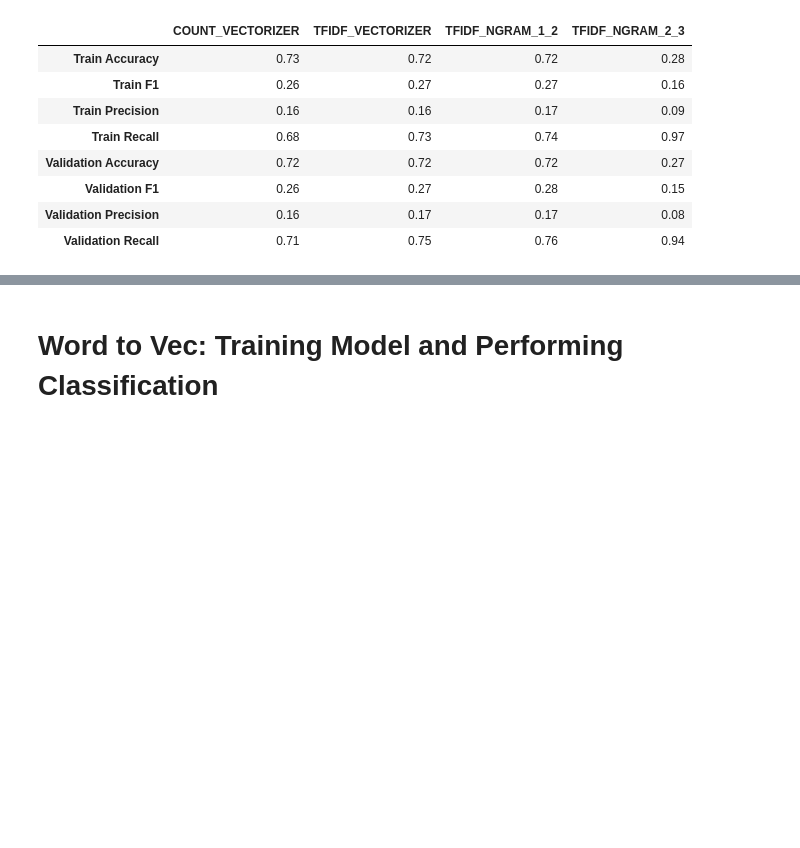
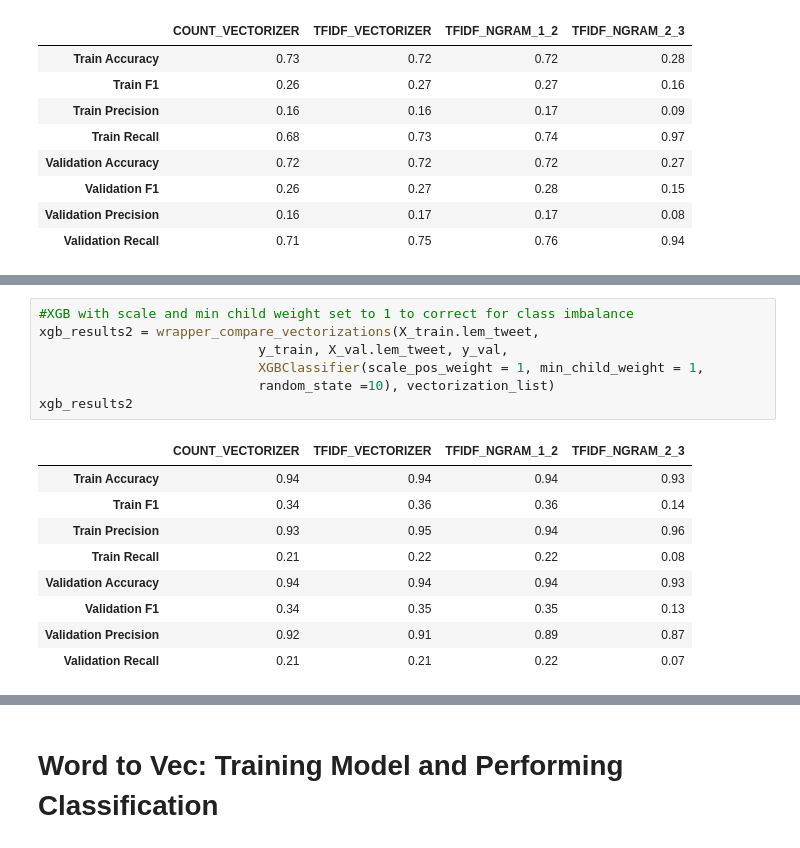
Before and after one commit to mguptaphd/Twitter-Hate-Classification-Project, a Jupyter notebook: preliminary_analyses/Preliminary_Model_Comparisons.ipynb, the cells around one changed output, grey strips where cells are left out. Cells and saved outputs as stored; diff of their text form; blank space fills up the shorter version.

```diff
--- a/preliminary_analyses/Preliminary_Model_Comparisons.ipynb
+++ b/preliminary_analyses/Preliminary_Model_Comparisons.ipynb
@@ -856,0 +870,17 @@ ab_results5
+# %%
+#XGB with scale and min child weight set to 1 to correct for class imbalance
+xgb_results2 = wrapper_compare_vectorizations(X_train.lem_tweet,
+                            y_train, X_val.lem_tweet, y_val,
+                            XGBClassifier(scale_pos_weight = 1, min_child_weight = 1,
+                            random_state =10), vectorization_list)
+xgb_results2
+# %% [output]
+|  | COUNT_VECTORIZER | TFIDF_VECTORIZER | TFIDF_NGRAM_1_2 | TFIDF_NGRAM_2_3 |
+| Train Accuracy | 0.94 | 0.94 | 0.94 | 0.93 |
+| Train F1 | 0.34 | 0.36 | 0.36 | 0.14 |
+| Train Precision | 0.93 | 0.95 | 0.94 | 0.96 |
+| Train Recall | 0.21 | 0.22 | 0.22 | 0.08 |
+| Validation Accuracy | 0.94 | 0.94 | 0.94 | 0.93 |
+| Validation F1 | 0.34 | 0.35 | 0.35 | 0.13 |
+| Validation Precision | 0.92 | 0.91 | 0.89 | 0.87 |
+| Validation Recall | 0.21 | 0.21 | 0.22 | 0.07 |
```
Also changed, not shown: parts of 31 cells of this notebook, 21 other files.
